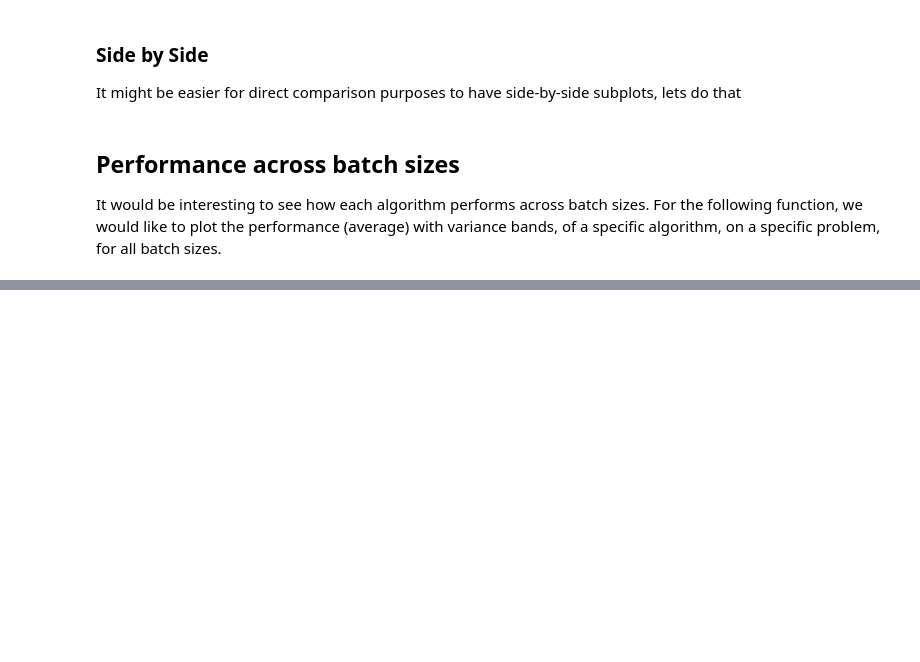
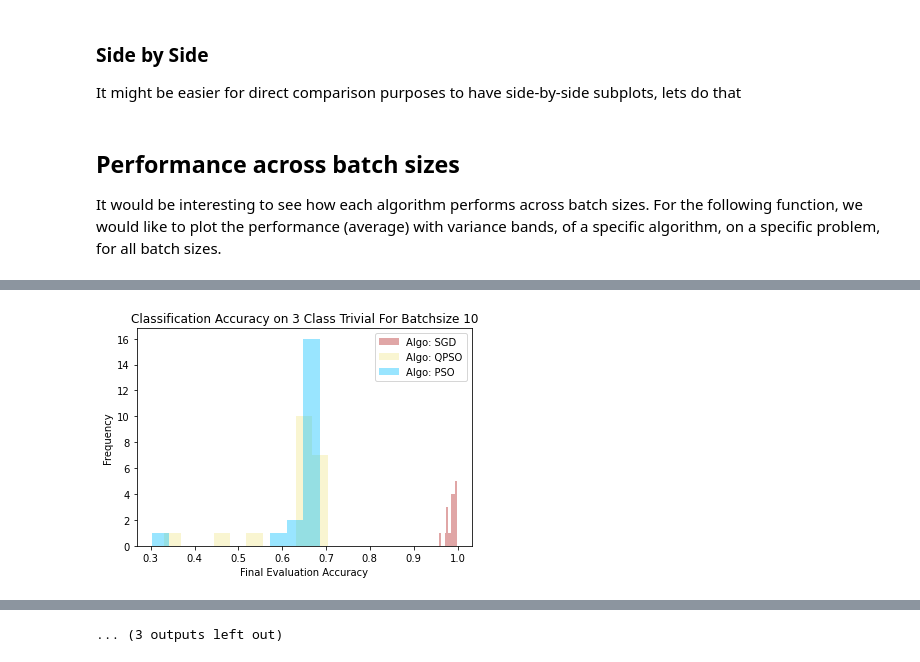
Before and after one commit to jcdw99/ML_Assignment_2, a Jupyter notebook: src/Python/plotter.ipynb, the cells around one changed output, grey strips where cells are left out. Cells and saved outputs as stored; diff of their text form; code cells hidden in the pictures; blank space fills up the shorter version.

```diff
--- a/src/Python/plotter.ipynb
+++ b/src/Python/plotter.ipynb
@@ -218,0 +365,7 @@ plot_algo_across_batch("Swarm", "Swirl", "PSO_Swirl_Batch")
+# %%
+# plot each combo
+for batch in ["10", "50", "100", "200", "500"]:
+    for test in ["3Trivial", "Pinwheel", "Swirl"]:
+        plot_algo_accs_per_batch(batch, test,  test + "_" + batch + "_Acc")
+# %% [output]
+[figure, added]
@@ -218,0 +383 @@ plot_algo_across_batch("Swarm", "Swirl", "PSO_Swirl_Batch")
+... (3 outputs left out)
```
Also changed, not shown: parts of 12 cells of this notebook, 5 other files.
